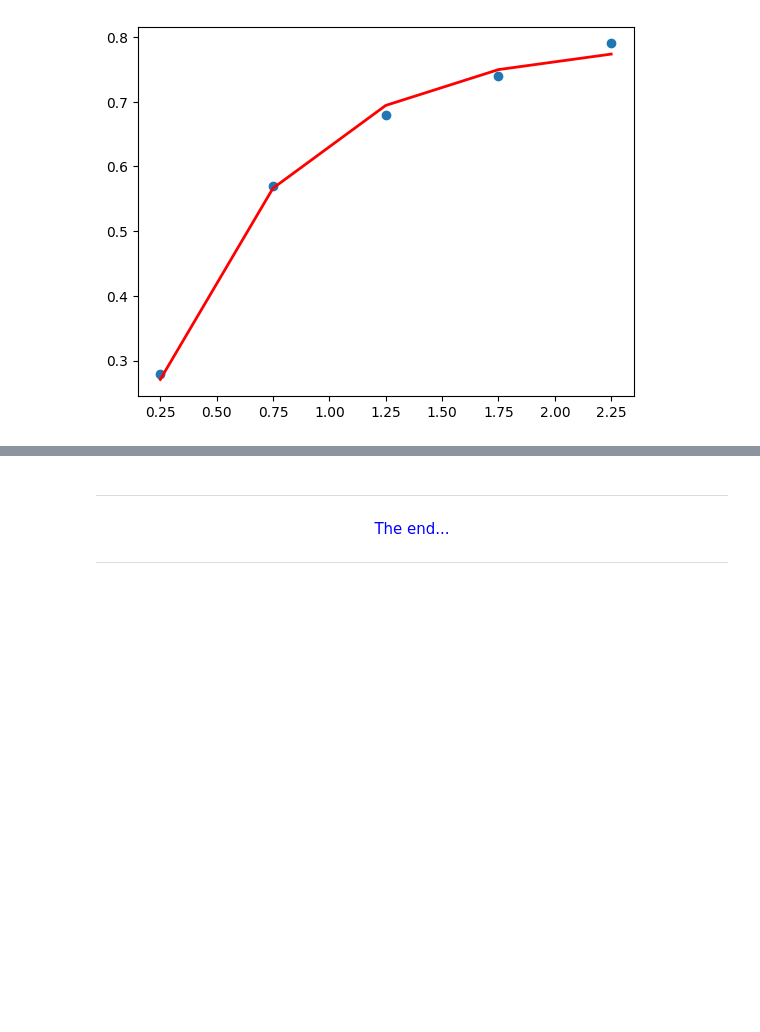
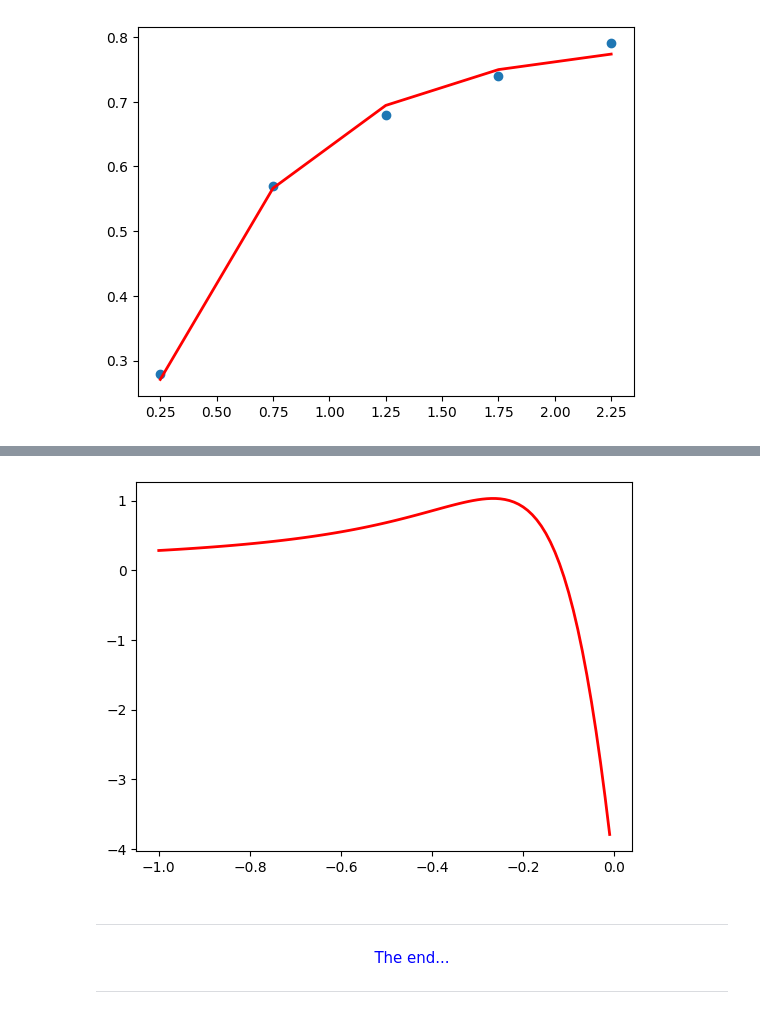
Before and after one commit to drmksong/numana_nb_2025, a Jupyter notebook: lect_07_regression.ipynb, the cells around one changed output, grey strips where cells are left out. Drawn from its saved outputs; the diff is of its cells as text; code cells hidden in the pictures; blank space fills up the shorter version.

```diff
--- a/lect_07_regression.ipynb
+++ b/lect_07_regression.ipynb
@@ -268,0 +331,3 @@ line, = ax.plot(xi, a0*(1-np.exp(-a1*xi)), 'r', lw=2)
+# %%
+for g in range(-10,10):
+    print(f"g = {g}, f(t,gamma,g): {f(t,gamma,g/10.0)}")
@@ -269,3 +355,11 @@ line, = ax.plot(xi, a0*(1-np.exp(-a1*xi)), 'r', lw=2)
+# %%
+g_ = np.array([i for i in range(-100,0)])
+f_ = np.array([f(t,gamma,g/100.0) for g in g_])
+fig, ax = plt.subplots()
+
+line, = ax.plot(g_/100.0, f_, 'r', lw=2)
+# %% [output]
+[figure, added]
 # %% [markdown]
 <center>
 <hr>
```
Also changed, not shown: parts of 9 cells of this notebook.
